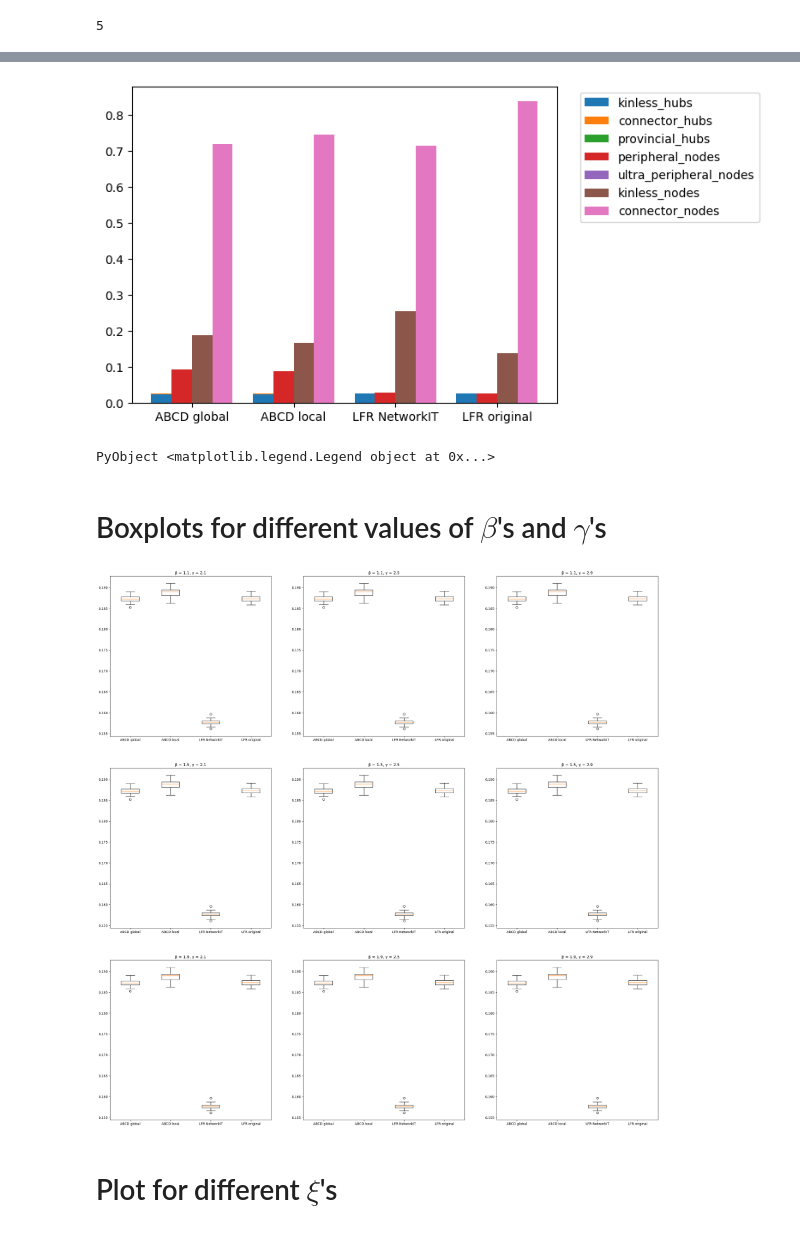
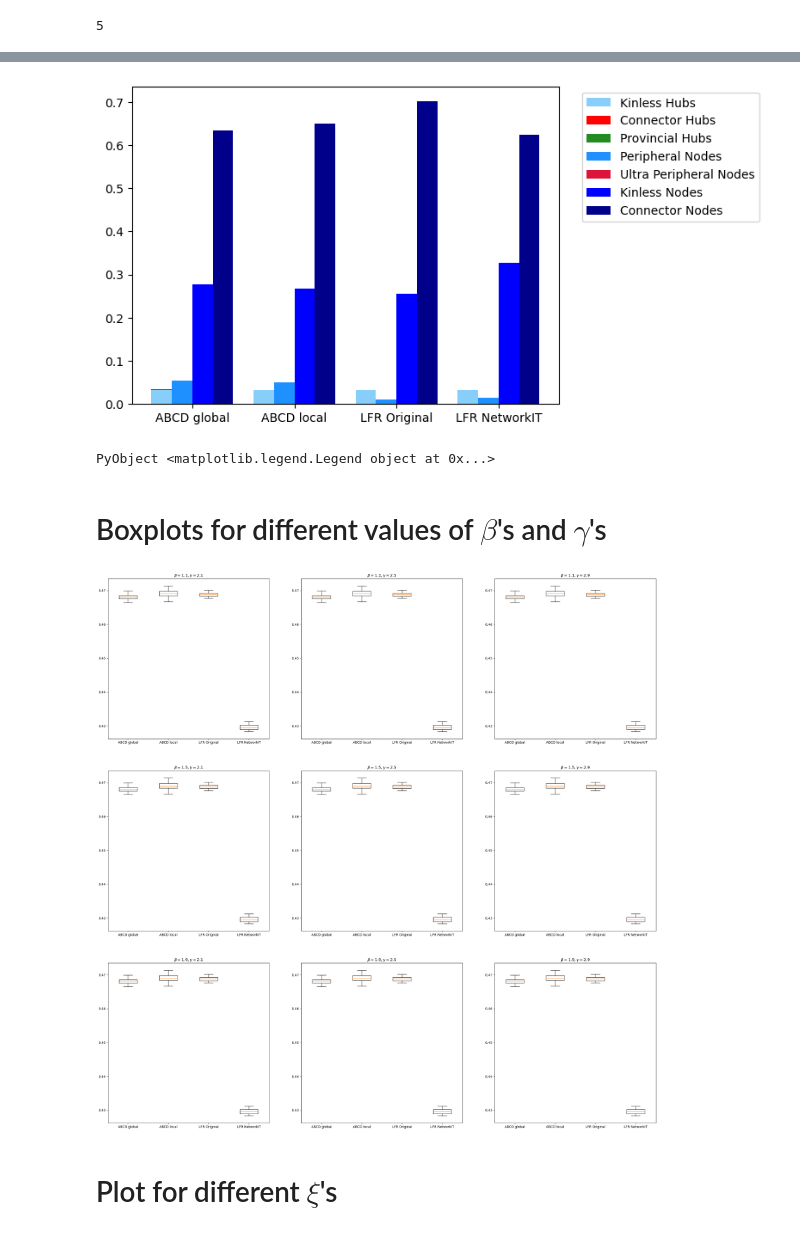
Before and after one commit to bartoszpankratz/ABCDe_Experiments, a Jupyter notebook: ABCD properties test plots.ipynb, the cells around one changed output, grey strips where cells are left out. Saved outputs shown, nothing was run; the diff lists cells and outputs as text; code cells hidden in the pictures.

```diff
--- a/ABCD properties test plots.ipynb
+++ b/ABCD properties test plots.ipynb
@@ -494,14 +609,20 @@ min_deg = 5
 # %% [output]
 5
 # %%
-dt = DataFrame(colnames3 .=> fill([],length(colnames3)))
-rename!(dt, :avg_part_coeff =>:algorithm)
-for (algo, islocal) in [("ABCD", false),("ABCD", true),("LFR", ""),("LFRog", "")]
-    (typeof(islocal) == Bool) ? (islocal ? algtype = "local" : algtype = "global") : algtype = ""
+cnames = [:Algorithm, :Hubs, Symbol("Provincial Hubs"), Symbol("Connector Hubs"), Symbol("Kinless Hubs"),
+            Symbol("Ultra Peripheral Nodes"), Symbol("Peripheral Nodes"),
+        Symbol("Connector Nodes"), Symbol("Kinless Nodes")]
+dt = DataFrame(cnames .=> fill([],length(cnames)))
+
+for (algo, islocal) in [("ABCD", false),("ABCD", true),("LFRog", ""), ("LFR", "")]
+    (typeof(islocal) == Bool) ? (islocal ? algtype = "Local" : algtype = "Global") : algtype = ""
     name = resdir * "$(algo)_participation_$(n)_$(ξ)_$(β)_$(γ)_$(min_deg)_$(islocal).dat"
     df = DataFrame(mean(Array(hcat([parse.(Float64, x) for x in split.(readlines(name),";")]...)'), dims = 1)
-    , colnames3)
-    select!(df, Not(:avg_part_coeff))
-    insertcols!(df, 1, :algorithm => ["$algo $algtype"])
+    , cnames)
+    select!(df, Not(:Algorithm))
+    algo == "LFRog" ? algo = "LFR Original" : (algo == "LFR" && (algo = "LFR NetworkIT"))
+    insertcols!(df, 1, :Algorithm => ["$algo $algtype"])
     dt = vcat(dt,df)
 end
+
+dt[:,2:end] = round.(dt[:,2:end], digits=4);
@@ -518,27 +670,31 @@ dt
 # %%
 N = 1:1:4
 width = 0.2
 logscale = false #scale of the plot
 
-kinless_hubs = dt[!,:hubs] .*  dt[!,:kinless_hubs]
-connector_hubs = dt[!,:hubs] .*  dt[!,:connector_hubs]
-provincial_hubs = dt[!,:hubs] .*  dt[!,:provincial_hubs]
+kinless_hubs = dt[!,:Hubs] .*  dt[!,Symbol("Kinless Hubs")]
+connector_hubs = dt[!,:Hubs] .*  dt[!, Symbol("Connector Hubs")]
+provincial_hubs = dt[!,:Hubs] .*  dt[!,Symbol("Provincial Hubs")]
 
-bar(N .+ 0.00, kinless_hubs, width = width, label = "kinless_hubs")
-bar(N .+ 0.00, connector_hubs, width = width, bottom = kinless_hubs, label = "connector_hubs")
-bar(N .+ 0.00, provincial_hubs, width = width, bottom = connector_hubs, label = "provincial_hubs")
-bar(N .+ 0.20, dt[!,:peripheral_nodes], width = width, label = "peripheral_nodes")
-bar(N .+ 0.20, dt[!,:ultra_peripheral_nodes], width = width, label = "ultra_peripheral_nodes",
-    bottom = dt[!,:peripheral_nodes])
-bar(N .+ 0.40, dt[!,:kinless_nodes], width = width, label = "kinless_nodes")
-bar(N .+ 0.60, dt[!,:connector_nodes], width = width, label = "connector_nodes")
+bar(N .+ 0.00, kinless_hubs, width = width, label = "Kinless Hubs", color = "lightskyblue")
+bar(N .+ 0.00, connector_hubs, width = width, bottom = kinless_hubs, label = "Connector Hubs", color= "red")
+bar(N .+ 0.00, provincial_hubs, width = width, bottom = connector_hubs, label = "Provincial Hubs",
+    color = "forestgreen")
+bar(N .+ 0.20, dt[!,Symbol("Peripheral Nodes")], width = width, label = "Peripheral Nodes", color = "dodgerblue")
+bar(N .+ 0.20, dt[!, Symbol("Ultra Peripheral Nodes")], width = width, label = "Ultra Peripheral Nodes",
+    bottom = dt[!,Symbol("Peripheral Nodes")], color = "crimson")
+bar(N .+ 0.40, dt[!,Symbol("Kinless Nodes")], width = width, label = "Kinless Nodes", color = "blue")
+bar(N .+ 0.60, dt[!,Symbol("Connector Nodes")], width = width, label = "Connector Nodes", color = "darkblue")
 
 
 logscale && yscale("log")
-xticks(N .+ 0.3,["ABCD global", "ABCD local", "LFR NetworkIT", "LFR original"])
+xticks(N .+ 0.3,["ABCD global", "ABCD local", "LFR Original", "LFR NetworkIT"])
 legend(bbox_to_anchor=(1.04,1), loc="upper left")
+
+#saving to a file:
+#savefig("participation_plots.eps")
 # %% [output]
-[figure, old version]
+[figure, new version]
 PyObject <matplotlib.legend.Legend object at 0x...>
 # %% [markdown]
 # Boxplots for different values of $\beta$'s and $\gamma$'s
@@ -552,27 +708,27 @@ min_deg = 5
 attr = :modularity;
 cname, fname = colnames, "stats";
 # %%
-fig = figure("$(attr) for different values of β and γ",figsize = (30,30))
+fig = figure(L"%$(attr) for Different Values of $β$ and $γ$",figsize = (30,30))
 k = 1
 for (i,β) in enumerate(βs)
     for (j,γ) in enumerate(γs)
         subplot(parse(Int, "33" * "$k"))
         data = [get_plot_data("ABCD", "false", attr, fname = fname, colnames = cname),
             get_plot_data("ABCD", "true", attr, fname = fname, colnames = cname),
-            get_plot_data("LFR", "", attr,  fname = fname, colnames = cname),
-            get_plot_data("LFRog", "", attr,  fname = fname, colnames = cname)]
+            get_plot_data("LFRog", "", attr,  fname = fname, colnames = cname),
+            get_plot_data("LFR", "", attr,  fname = fname, colnames = cname)]
         minlen = minimum(length.(data))
         boxplot(hcat([data[i][1:minlen] for i = 1:length(data)]...))
-        xticks([1,2,3,4],["ABCD global", "ABCD local", "LFR NetworkIT", "LFR original"])
-        PyPlot.title("β = $β, γ = $γ")
+        xticks([1,2,3,4],["ABCD global", "ABCD local",  "LFR Original", "LFR NetworkIT"])
+        PyPlot.title(L"β = %$β, γ = %$γ")
         k += 1
     end
 end
 
 #saving to a file:
-#savefig("fig.eps")
+#savefig("$(attr)_boxplot_beta_gamma.eps")
 # %% [output]
-[figure, old version]
+[figure, new version]
 # %% [markdown]
 # Plot for different $\xi$'s
 # %% [markdown]
```
Also changed, not shown: parts of 53 cells of this notebook, 2 other files.
